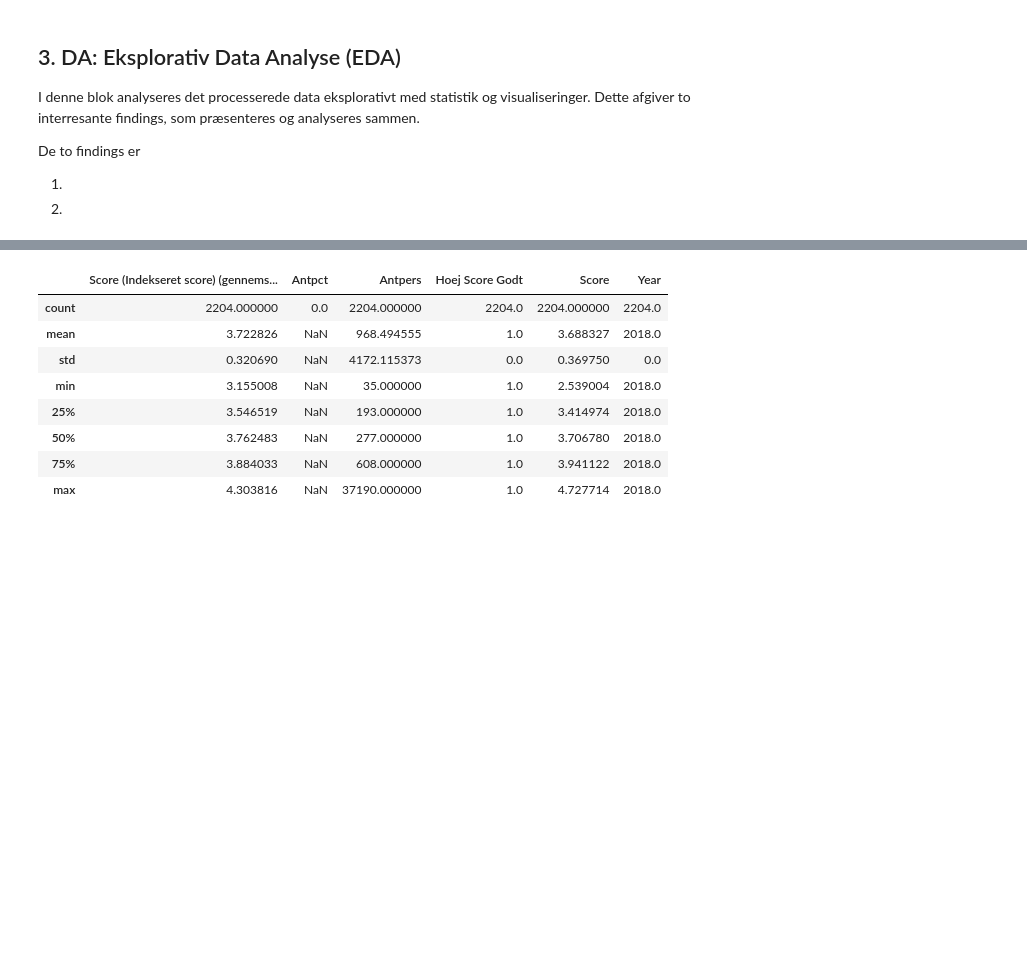
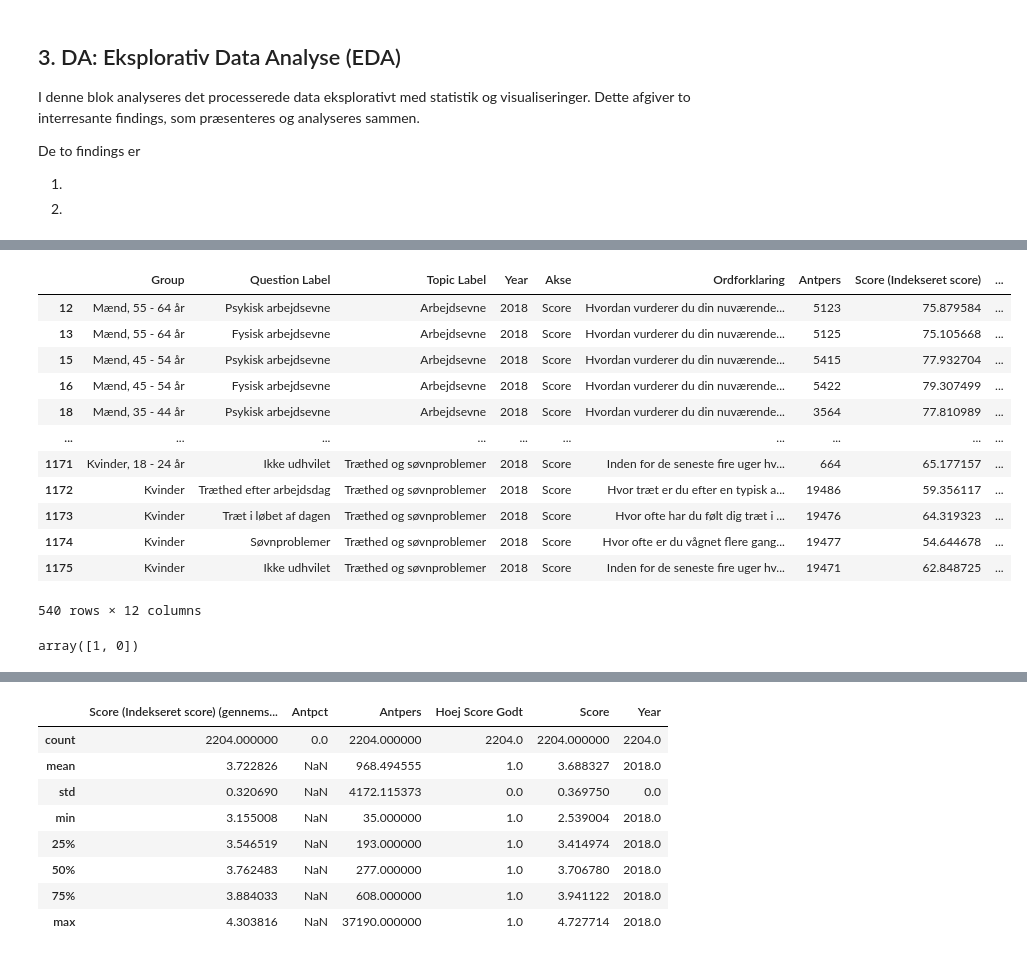
Before and after one commit to albertbanke/Case, a Jupyter notebook: analyse/analyse.ipynb, the cells around one changed output, grey strips where cells are left out. Drawn from its saved outputs; the diff is of its cells as text; code cells hidden in the pictures; blank space fills up the shorter version.

```diff
--- a/analyse/analyse.ipynb
+++ b/analyse/analyse.ipynb
@@ -433,0 +473,20 @@ De to findings er
+# %%
+koen_alder_data_filtered
+# %% [output]
+|  | Group | Question Label | Topic Label | Year | Akse | Ordforklaring | Antpers | Score (Indekseret score) | ... |
+| 12 | Mænd, 55 - 64 år | Psykisk arbejdsevne | Arbejdsevne | 2018 | Score | Hvordan vurderer du din nuværende... | 5123 | 75.879584 | ... |
+| 13 | Mænd, 55 - 64 år | Fysisk arbejdsevne | Arbejdsevne | 2018 | Score | Hvordan vurderer du din nuværende... | 5125 | 75.105668 | ... |
+| 15 | Mænd, 45 - 54 år | Psykisk arbejdsevne | Arbejdsevne | 2018 | Score | Hvordan vurderer du din nuværende... | 5415 | 77.932704 | ... |
+| 16 | Mænd, 45 - 54 år | Fysisk arbejdsevne | Arbejdsevne | 2018 | Score | Hvordan vurderer du din nuværende... | 5422 | 79.307499 | ... |
+| 18 | Mænd, 35 - 44 år | Psykisk arbejdsevne | Arbejdsevne | 2018 | Score | Hvordan vurderer du din nuværende... | 3564 | 77.810989 | ... |
+| ... | ... | ... | ... | ... | ... | ... | ... | ... | ... |
+| 1171 | Kvinder, 18 - 24 år | Ikke udhvilet | Træthed og søvnproblemer | 2018 | Score | Inden for de seneste fire uger hv... | 664 | 65.177157 | ... |
+| 1172 | Kvinder | Træthed efter arbejdsdag | Træthed og søvnproblemer | 2018 | Score | Hvor træt er du efter en typisk a... | 19486 | 59.356117 | ... |
+| 1173 | Kvinder | Træt i løbet af dagen | Træthed og søvnproblemer | 2018 | Score | Hvor ofte har du følt dig træt i ... | 19476 | 64.319323 | ... |
+| 1174 | Kvinder | Søvnproblemer | Træthed og søvnproblemer | 2018 | Score | Hvor ofte er du vågnet flere gang... | 19477 | 54.644678 | ... |
+| 1175 | Kvinder | Ikke udhvilet | Træthed og søvnproblemer | 2018 | Score | Inden for de seneste fire uger hv... | 19471 | 62.848725 | ... |
+540 rows × 12 columns
+# %%
+koen_alder_data_filtered['Hoej Score Godt'].unique()
+# %% [output]
+array([1, 0])
```
Also changed, not shown: parts of 10 cells of this notebook.
